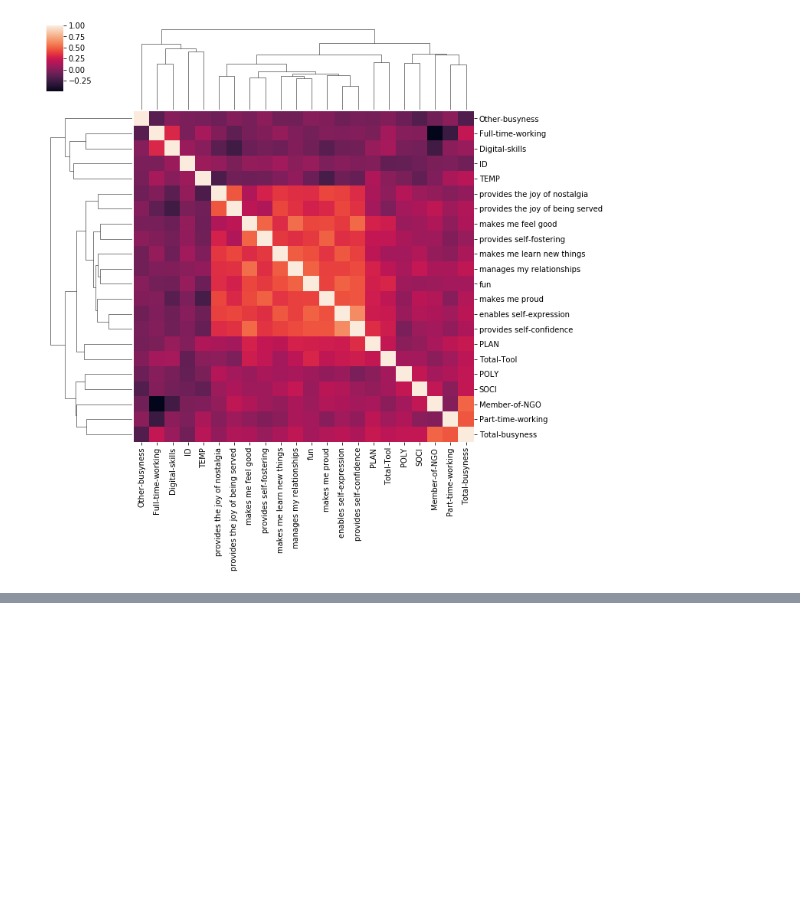
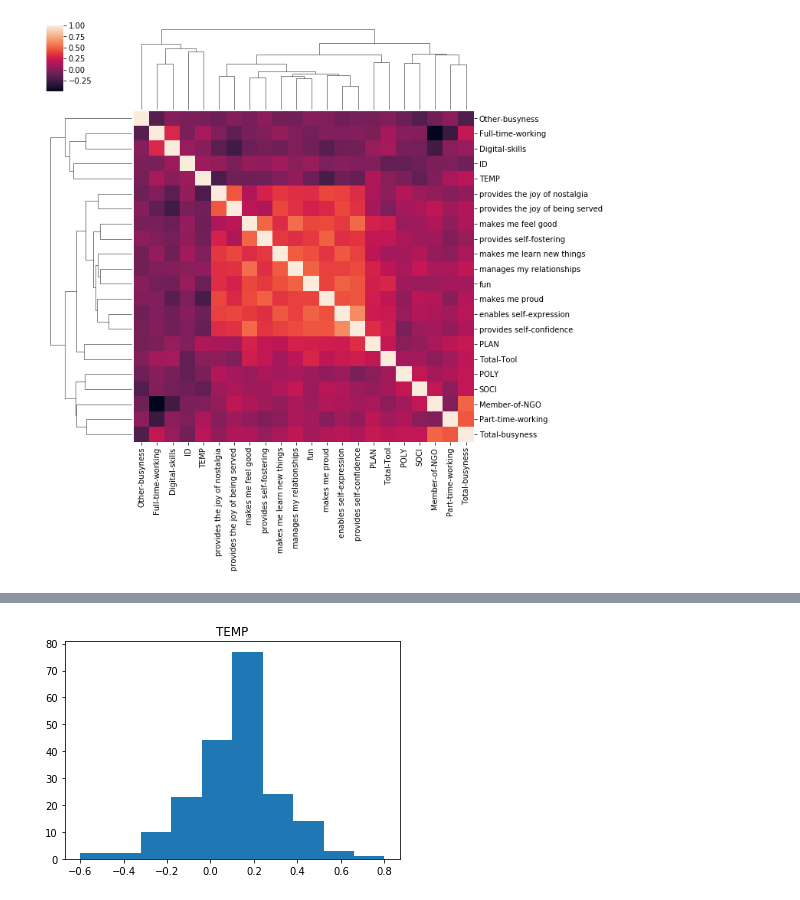
Before and after one commit to utkucivelek/civ, a Jupyter notebook: unicalendar.ipynb, the cells around one changed output, grey strips where cells are left out. Drawn from its saved outputs; the diff is of its cells as text; code cells hidden in the pictures; blank space fills up the shorter version.

```diff
--- a/unicalendar.ipynb
+++ b/unicalendar.ipynb
@@ -187,0 +235,6 @@ plot_corr_mot
+# %%
+plt.hist(X.iloc[:,3])
+plt.title('TEMP')
+plt.show()
+# %% [output]
+[figure, added]
```
Also changed, not shown: parts of 18 cells of this notebook.
